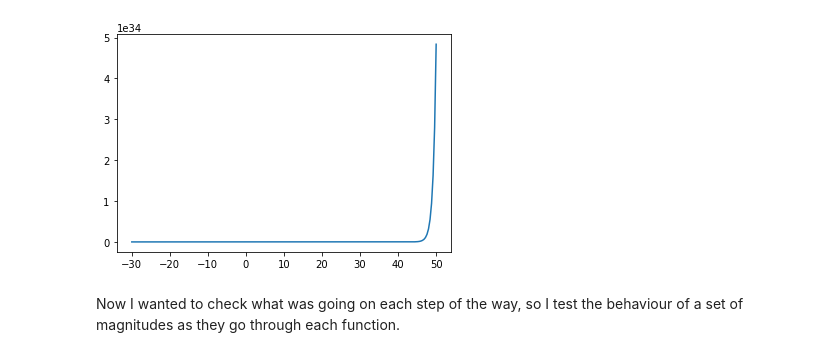
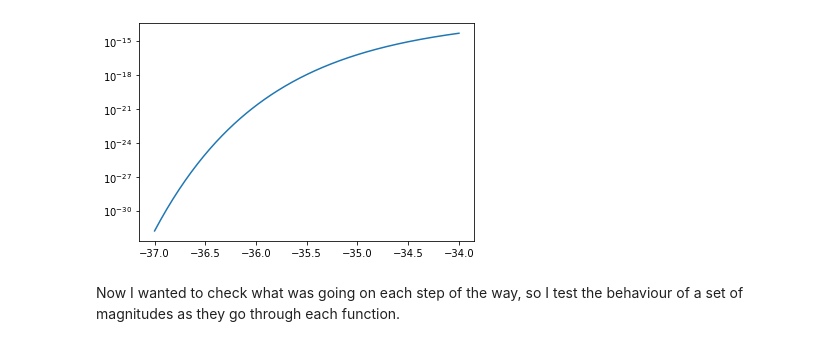
Before and after one commit to gottomo/cosmogalaxies, a Jupyter notebook: Magnitude_and_Schechter.ipynb, the cells around one changed output. Cells and saved outputs as stored; diff of their text form; code cells hidden in the pictures.

```diff
--- a/Magnitude_and_Schechter.ipynb
+++ b/Magnitude_and_Schechter.ipynb
@@ -115,7 +135,7 @@ DistModVec = np.vectorize(DistanceModulus)
 # Double schechter function from paper by Baldry, Driver, Loveday, Taylor et al. (2011)
 
 def DoubleSchechterDiff(Phi1, Phi2, a1, a2, MassStar, Mass): #in MASSES =(
-    Density = np.exp(-Mass/MassStar) * (Phi1 * (Mass/MassStar)**a1 + Phi2 * (Mass/MassStar)**a2 ) * (1/MassStar)
+    Density = np.exp(-Mass/MassStar) * (Phi1 * (Mass/MassStar)**a1 + Phi2 * (Mass/MassStar)**a2 ) #* (1/(MassStar))
     return Density
 
 
@@ -125,12 +162,14 @@ DoubleSchechterDiffVec = np.vectorize(DoubleSchechterDiff)
 # Currently just a stand-in function!!! Not even an approximation!!!!!!!!
 # But this is what Dr. Conselice said to do in the supervision meeting; "just use luminosity *3 or something"
 
+# Mass to light ratio depends on age of galaxy, type of galaxy, whether in a cluster etc.
+
 def LumfromMass(mass):
-    Lum = 3 * mass * Msol # units of solar mass
+    Lum = 5 * mass * Msol # units of solar mass
     return Lum
 # Mass from luminosity
 def MassFromLum(Lum):
-    mass = Lum/(3 * MSol)
+    mass = Lum/(5 * MSol)
     return mass
 # %%
 # Absolute Magnitue from Luminosity
@@ -160,11 +199,14 @@ def SchechterMagnitudes(Phi1, Phi2, a1, a2, MassStar, mag, DM, K):
 # %%
 
 MagnitudesDistrib = SchechterMagnitudes(CanonicalSchechter[0], CanonicalSchechter[1], CanonicalSchechter[2], CanonicalSchechter[3], CanonicalSchechter[4], MagArray, 0, 0)
 
+MagArray = np.linspace(-37, -34, num = 200)
+
 plt.plot(MagArray, MagnitudesDistrib)
+plt.yscale("Log")
 plt.show()
 # %% [output]
-[figure, old version]
+[figure, new version]
 # %% [markdown]
 Now I wanted to check what was going on each step of the way, so I test the behaviour of a set of magnitudes as they go through each function.
 # %%
```
Also changed, not shown: parts of 26 cells of this notebook.
